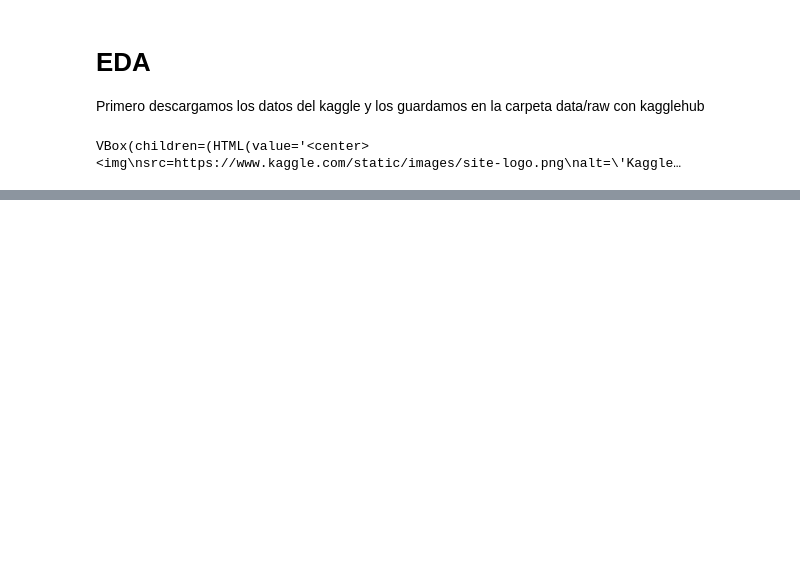
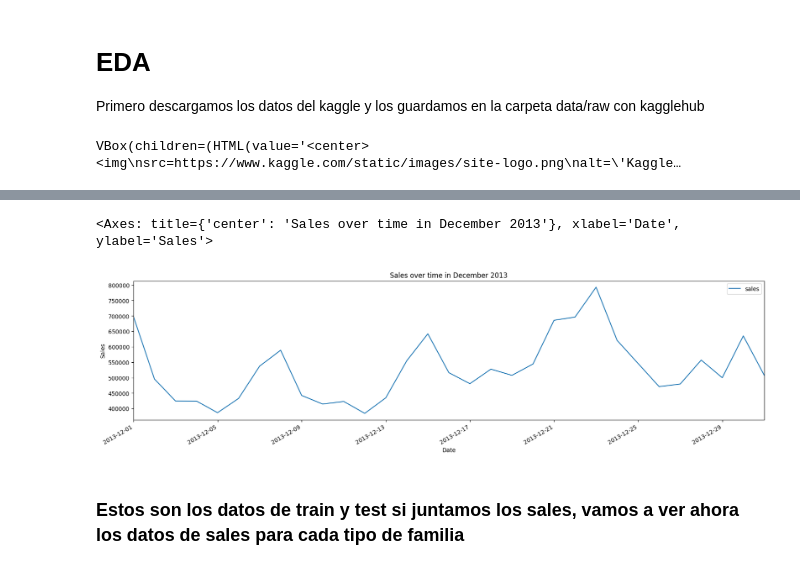
Before and after one commit to Felisuco092/Store_Sales_Time_Series_Forecasting, a Jupyter notebook: notebooks/01_eda.ipynb, the cells around one changed output, grey strips where cells are left out. Cells and saved outputs as stored; diff of their text form; code cells hidden in the pictures; blank space fills up the shorter version.

```diff
--- a/notebooks/01_eda.ipynb
+++ b/notebooks/01_eda.ipynb
@@ -28,0 +101,10 @@ os.path.abspath(os.path.join(os.getcwd(), 'data', 'raw'))
+# %%
+train_2013_december = train_2013[train_2013.index.month == 12]
+train_2013_december.plot(  kind='line',y='sales', figsize=(20, 5),
+                        xlabel='Date', ylabel='Sales', title='Sales over time in December 2013',
+                        xlim=(train_2013_december.index.min(), train_2013_december.index.max()))
+# %% [output]
+<Axes: title={'center': 'Sales over time in December 2013'}, xlabel='Date', ylabel='Sales'>
+[figure, added]
+# %% [markdown]
+### Estos son los datos de train y test si juntamos los sales, vamos a ver ahora los datos de sales para cada tipo de familia
```
Also changed, not shown: parts of 22 cells of this notebook.
